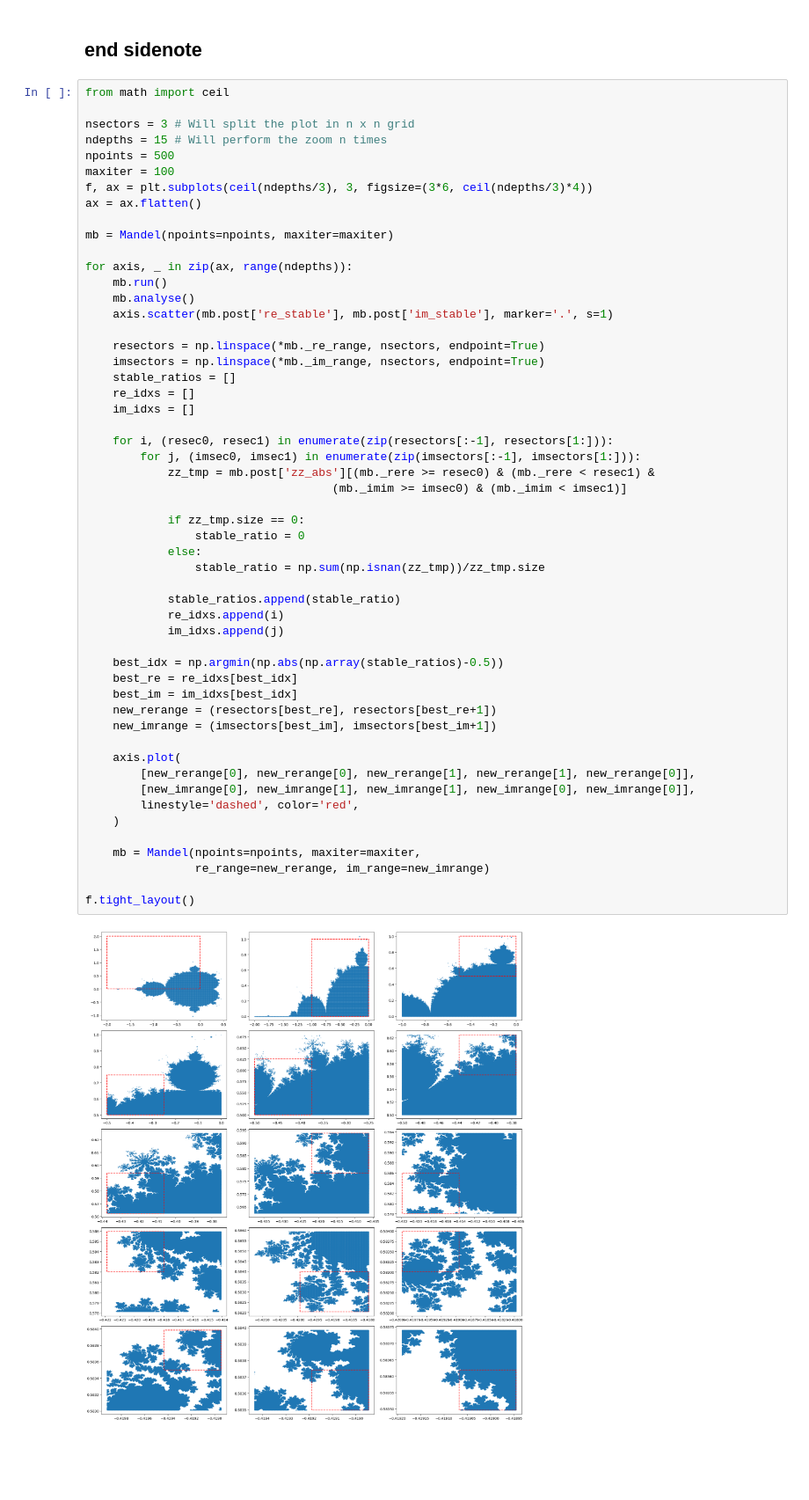
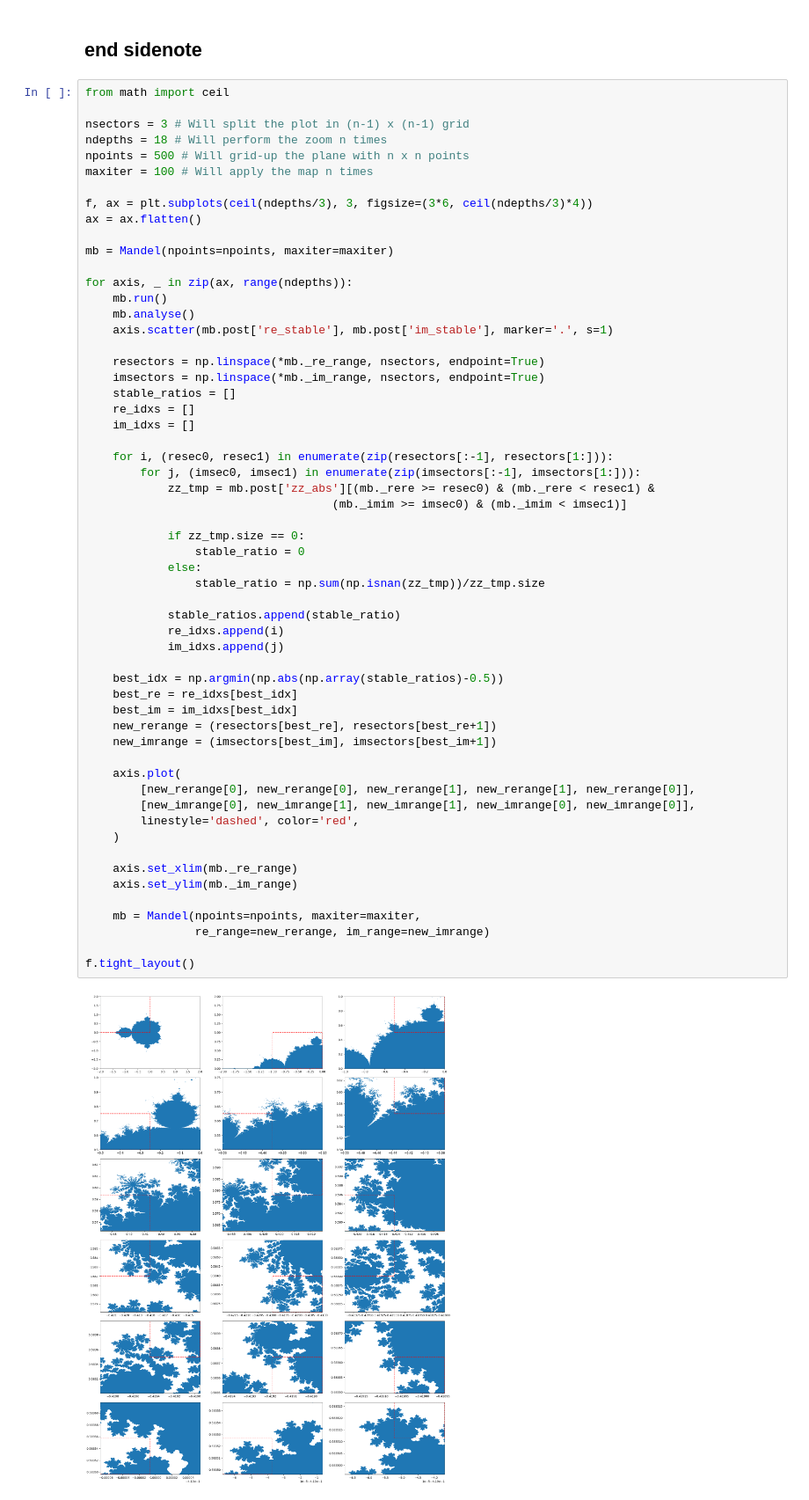
Before and after one commit to paa27/mandelbrot, a Jupyter notebook: plots.ipynb, the cells around one changed output. Shown at 88% size. Drawn from its saved outputs; the diff is of its cells as text; blank space fills up the shorter version.

Commit message:
fixed the xlim and ylim to make zoom routine more explicit

```diff
--- a/plots.ipynb
+++ b/plots.ipynb
@@ -181,10 +181,11 @@ ax[1].plot(npointss, rad_areas, marker='o')
 # %%
 from math import ceil
 
-nsectors = 3 # Will split the plot in n x n grid
-ndepths = 15 # Will perform the zoom n times
-npoints = 500
-maxiter = 100
+nsectors = 3 # Will split the plot in (n-1) x (n-1) grid
+ndepths = 18 # Will perform the zoom n times
+npoints = 500 # Will grid-up the plane with n x n points
+maxiter = 100 # Will apply the map n times
+
 f, ax = plt.subplots(ceil(ndepths/3), 3, figsize=(3*6, ceil(ndepths/3)*4))
 ax = ax.flatten()
 
@@ -205,31 +206,34 @@ for axis, _ in zip(ax, range(ndepths)):
         for j, (imsec0, imsec1) in enumerate(zip(imsectors[:-1], imsectors[1:])):
             zz_tmp = mb.post['zz_abs'][(mb._rere >= resec0) & (mb._rere < resec1) &
                                     (mb._imim >= imsec0) & (mb._imim < imsec1)]
 
             if zz_tmp.size == 0:
                 stable_ratio = 0
             else:
                 stable_ratio = np.sum(np.isnan(zz_tmp))/zz_tmp.size
 
             stable_ratios.append(stable_ratio)
             re_idxs.append(i)
             im_idxs.append(j)
 
     best_idx = np.argmin(np.abs(np.array(stable_ratios)-0.5))
     best_re = re_idxs[best_idx]
     best_im = im_idxs[best_idx]
     new_rerange = (resectors[best_re], resectors[best_re+1])
     new_imrange = (imsectors[best_im], imsectors[best_im+1])
 
     axis.plot(
         [new_rerange[0], new_rerange[0], new_rerange[1], new_rerange[1], new_rerange[0]],
         [new_imrange[0], new_imrange[1], new_imrange[1], new_imrange[0], new_imrange[0]],
         linestyle='dashed', color='red',
     )
 
+    axis.set_xlim(mb._re_range)
+    axis.set_ylim(mb._im_range)
+
     mb = Mandel(npoints=npoints, maxiter=maxiter,
                 re_range=new_rerange, im_range=new_imrange)
 
 f.tight_layout()
 # %% [output]
-[figure, old version]
+[figure, new version]
```
